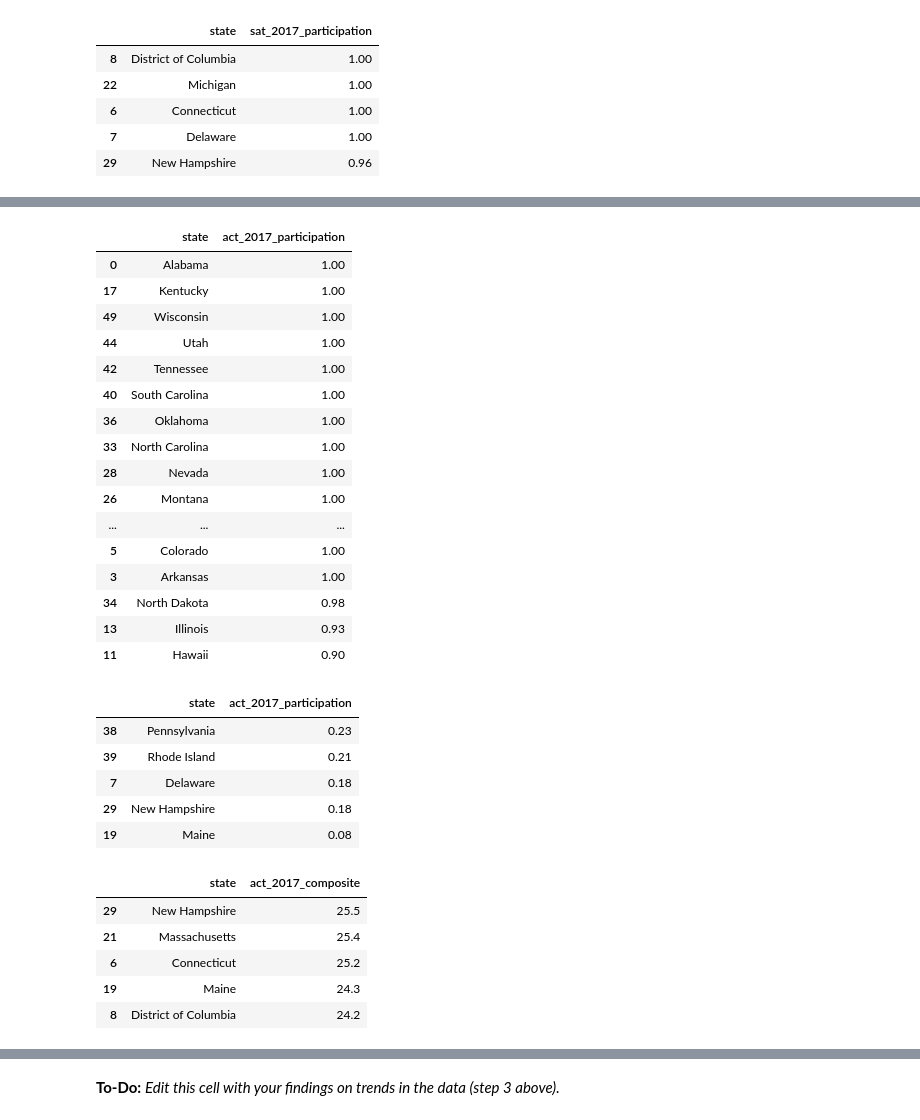
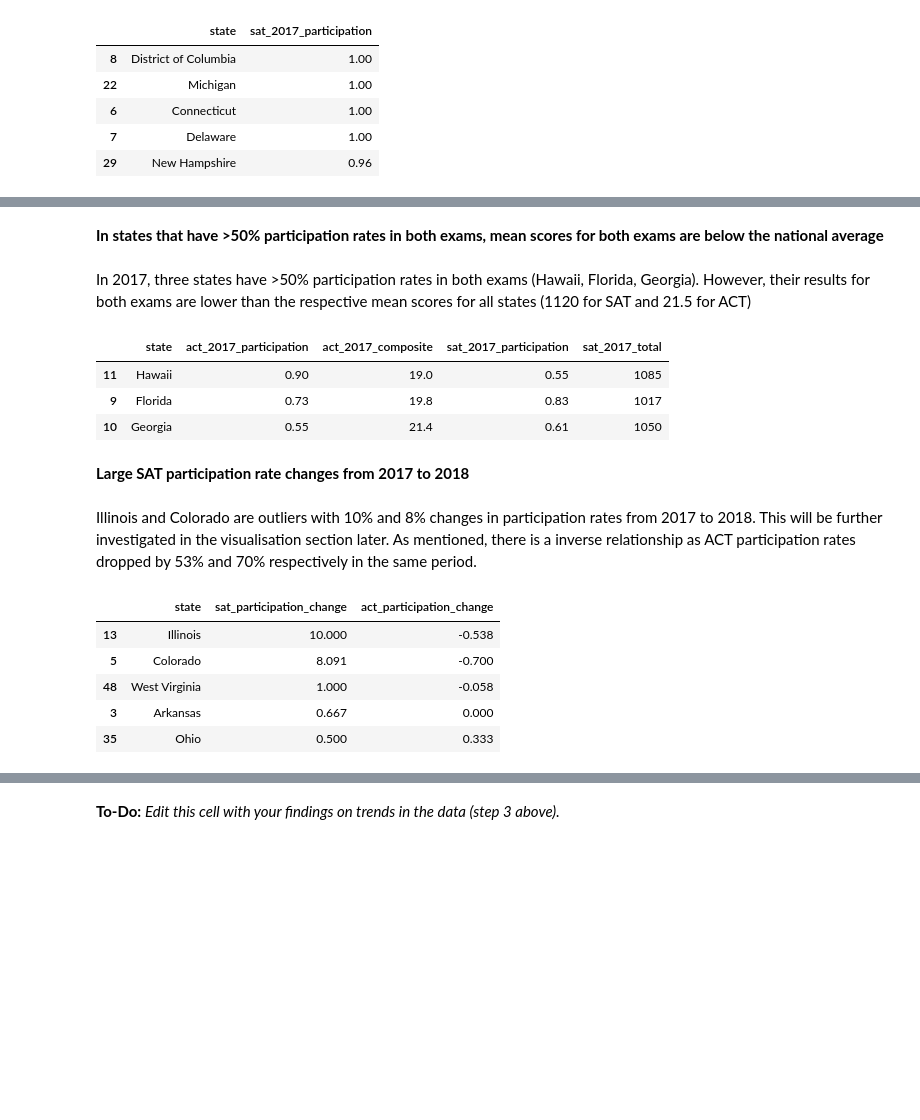
Before and after one commit to benpoh90/Projects, a Jupyter notebook: project_1/code/ben_poh_project_1.ipynb, the cells around one changed output, grey strips where cells are left out. Saved outputs shown, nothing was run; the diff lists cells and outputs as text; code cells hidden in the pictures; blank space fills up the shorter version.

```diff
--- a/project_1/code/Ben Poh Project 1.ipynb
+++ b/project_1/code/ben_poh_project_1.ipynb
@@ -753,46 +810,32 @@ combined_everything[['state','sat_2017_participation']].sort_values(by='sat_2017
 | 34 | North Dakota | 0.02 |
 | 24 | Mississippi | 0.02 |
 | 15 | Iowa | 0.02 |
-# %%
-#Highest ACT participation rate
-#17 states have 100% ACT participation rate vs 4 states for SAT participation rate
-
-combined_everything[['state','act_2017_participation']].sort_values(by='act_2017_participation',ascending=False).head(20)
-# %% [output]
-|  | state | act_2017_participation |
-| 0 | Alabama | 1.00 |
-| 17 | Kentucky | 1.00 |
-| 49 | Wisconsin | 1.00 |
-| 44 | Utah | 1.00 |
-| 42 | Tennessee | 1.00 |
-| 40 | South Carolina | 1.00 |
-| 36 | Oklahoma | 1.00 |
-| 33 | North Carolina | 1.00 |
-| 28 | Nevada | 1.00 |
-| 26 | Montana | 1.00 |
-| ... | ... | ... |
-| 5 | Colorado | 1.00 |
-| 3 | Arkansas | 1.00 |
-| 34 | North Dakota | 0.98 |
-| 13 | Illinois | 0.93 |
-| 11 | Hawaii | 0.90 |
-# %%
-#ACT has a higher minimum participation rate (broadly ~20%, excl Maine) vs SAT (14 states with > 5% participation)
-
-combined_everything[['state','act_2017_participation']].sort_values(by='act_2017_participation',ascending=False).tail(5)
-# %% [output]
-|  | state | act_2017_participation |
-| 38 | Pennsylvania | 0.23 |
-| 39 | Rhode Island | 0.21 |
-| 7 | Delaware | 0.18 |
-| 29 | New Hampshire | 0.18 |
-| 19 | Maine | 0.08 |
+# %% [markdown]
+**In states that have >50% participation rates in both exams, mean scores for both exams are below the national average**
+# %% [markdown]
+In 2017, three states have >50% participation rates in both exams (Hawaii, Florida, Georgia). However, their results for both exams are lower than the respective mean scores for all states (1120 for SAT and 21.5 for ACT)
+# %%
+#filter states with >50% participation for both exams
+
+mask_fifty = (combined_everything['act_2017_participation'] > 0.5) & (combined_everything['sat_2017_participation'] > 0.5)
+combined_everything[mask_fifty][['state','act_2017_participation','act_2017_composite','sat_2017_participation','sat_2017_total']].sort_values(by='act_2017_participation',ascending=False)
+# %% [output]
+|  | state | act_2017_participation | act_2017_composite | sat_2017_participation | sat_2017_total |
+| 11 | Hawaii | 0.90 | 19.0 | 0.55 | 1085 |
+| 9 | Florida | 0.73 | 19.8 | 0.83 | 1017 |
+| 10 | Georgia | 0.55 | 21.4 | 0.61 | 1050 |
+# %% [markdown]
+**Large SAT participation rate changes from 2017 to 2018**
+# %% [markdown]
+Illinois and Colorado are outliers with 10% and 8% changes in participation rates from 2017 to 2018. This will be further investigated in the visualisation section later. As mentioned, there is a inverse relationship as ACT participation rates dropped by 53% and 70% respectively in the same period.
 # %%
-combined_everything[['state','act_2017_composite']].sort_values(by='act_2017_composite',ascending=False).head(5)
+#Risers SAT participation rates
+
+combined_everything[['state','sat_participation_change','act_participation_change']].sort_values(by='sat_participation_change',ascending=False).head(5)
 # %% [output]
-|  | state | act_2017_composite |
-| 29 | New Hampshire | 25.5 |
-| 21 | Massachusetts | 25.4 |
-| 6 | Connecticut | 25.2 |
-| 19 | Maine | 24.3 |
-| 8 | District of Columbia | 24.2 |
+|  | state | sat_participation_change | act_participation_change |
+| 13 | Illinois | 10.000 | -0.538 |
+| 5 | Colorado | 8.091 | -0.700 |
+| 48 | West Virginia | 1.000 | -0.058 |
+| 3 | Arkansas | 0.667 | 0.000 |
+| 35 | Ohio | 0.500 | 0.333 |
```
Also changed, not shown: parts of 85 cells of this notebook, 1 other file.
